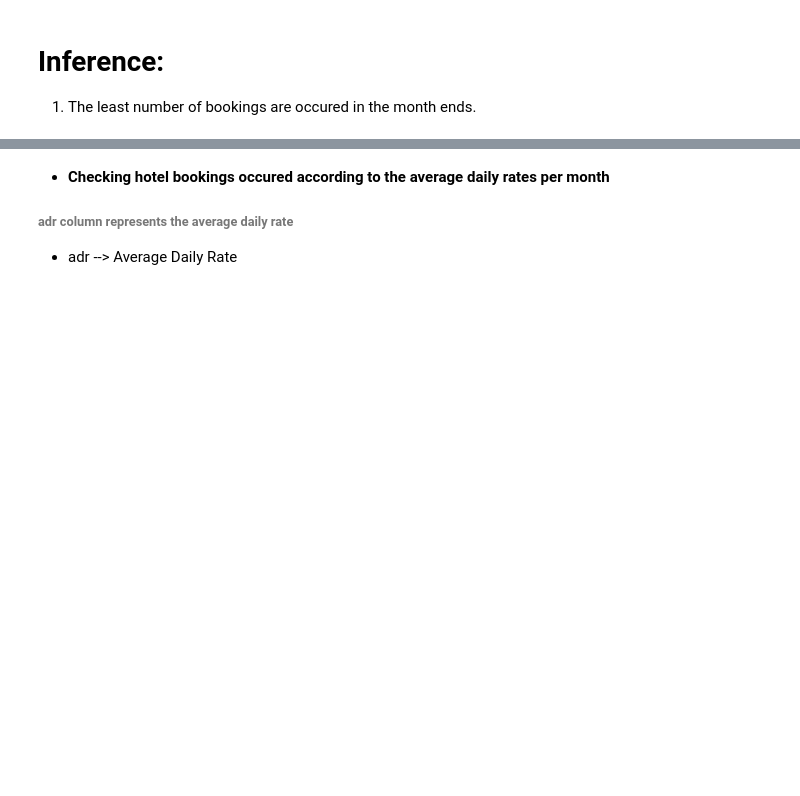
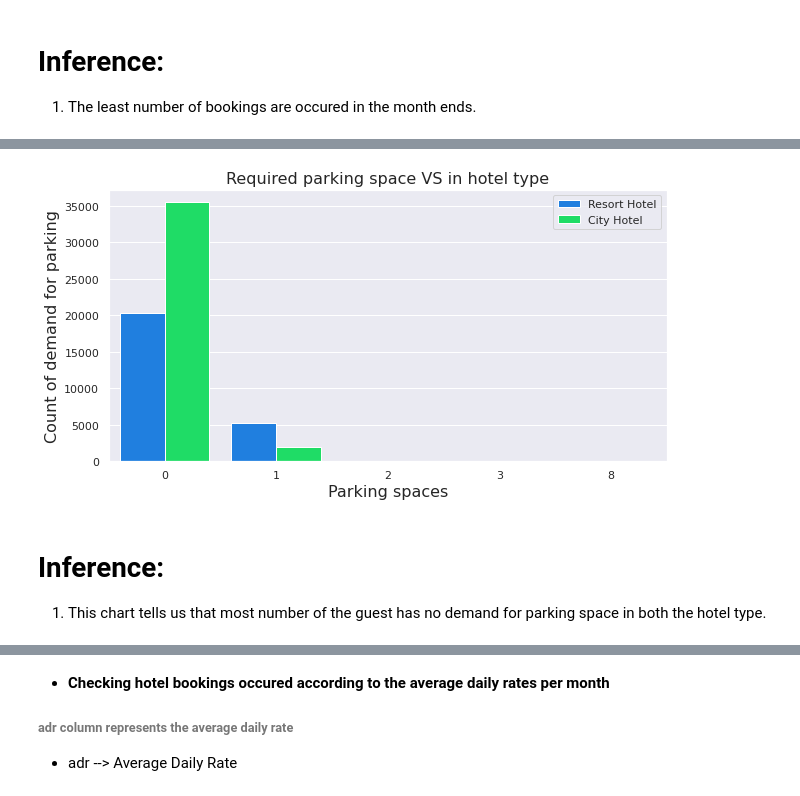
Before and after one commit to dsankush/EDA-Capstone-Hotel-Booking, a Jupyter notebook: Hotel_Booking_Analysis_Capstone_Project.ipynb, the cells around one changed output, grey strips where cells are left out. Drawn from its saved outputs; the diff is of its cells as text; code cells hidden in the pictures; blank space fills up the shorter version.

```diff
--- a/Hotel_Booking_Analysis_Capstone_Project.ipynb
+++ b/Hotel_Booking_Analysis_Capstone_Project.ipynb
@@ -533,11 +530,0 @@ shape of the data_set: (86914, 30)
-# %%
-# By ploting heatmap using seaborn we can plot and using .corr() Which is use to find the pairwise correlation of all columns in the dataframe
-
-plt.figure(figsize = (26, 13))
-corr_data = data.corr()
-
-sns.set(font_scale = 2)
-
-sns.heatmap(corr_data, annot = True, cmap = 'gist_rainbow_r', annot_kws = {"size": 16})
-plt.title('Heatmap showing the correlation between various numeric columns')
-plt.show()
@@ -1042,0 +1032,11 @@ plt.show()
+# %%
+# Getting the total count for the required parking space
+non_canceled_data = data.loc[data['is_canceled'] == 0]
+
+parking_demand = non_canceled_data.groupby(['required_car_parking_spaces'])['hotel'].value_counts()
+
+parking_demand = parking_demand.unstack()
+
+print('Count of each space for parking in each type of hotel: ')
+
+parking_demand
@@ -1042,0 +1052,18 @@ plt.show()
+# %%
+# Ploting countplot to get the count of the customers asked for the parking space
+
+plt.figure(figsize=(10, 5))
+
+sns.countplot(x = 'required_car_parking_spaces',hue= 'hotel',data = non_canceled_data)
+
+plt.title('Required parking space VS in hotel type', fontsize=16)
+plt.xlabel('Parking spaces', fontsize=16)
+plt.ylabel('Count of demand for parking', fontsize=16)
+plt.legend(loc = 'upper right')
+
+plt.show()
+# %% [output]
+[figure, added]
+# %% [markdown]
+# Inference:
+1. This chart tells us that most number of the guest has no demand for parking space in both the hotel type.
```
Also changed, not shown: parts of 35 cells of this notebook.
